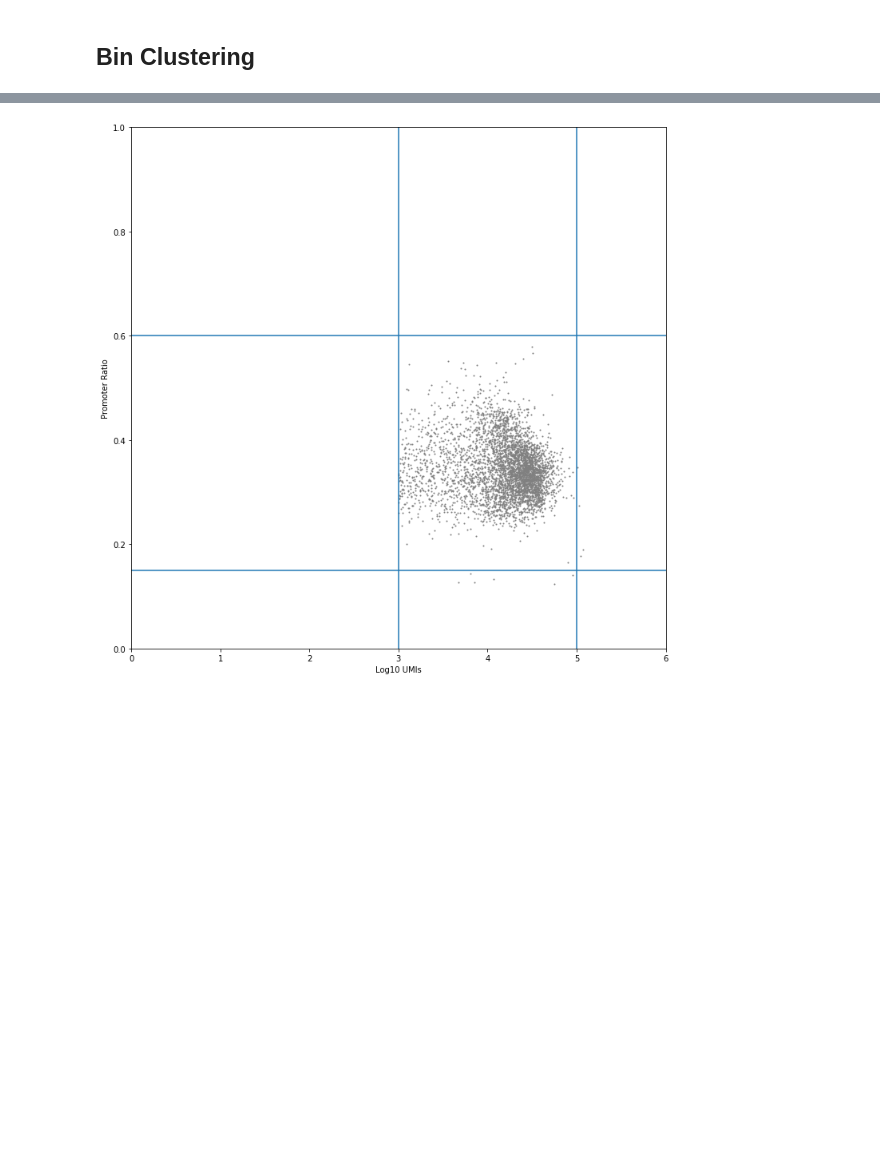
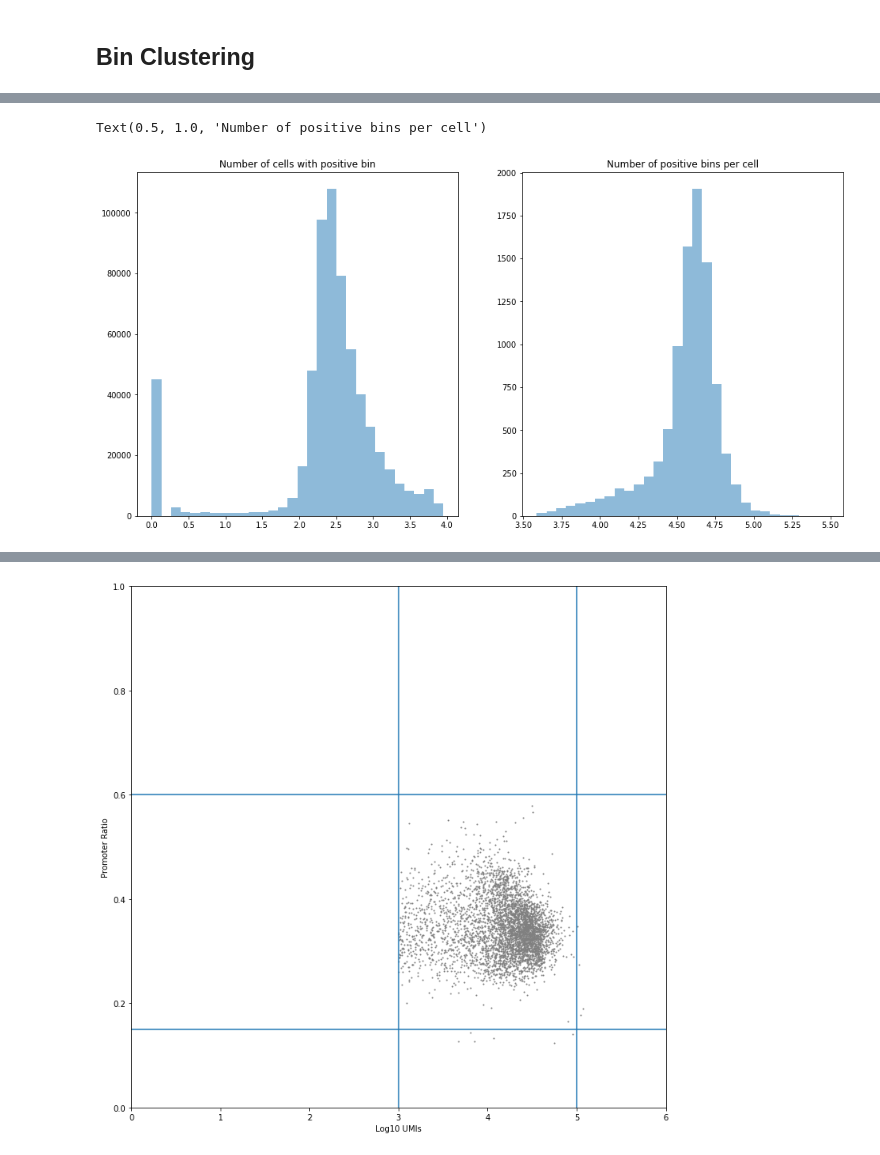
Before and after one commit to linnarsson-lab/chromograph, a Jupyter notebook: notebooks/bin_clustering.ipynb, the cells around one changed output, grey strips where cells are left out. Drawn from its saved outputs; the diff is of its cells as text; code cells hidden in the pictures; blank space fills up the shorter version.

```diff
--- a/notebooks/bin_clustering.ipynb
+++ b/notebooks/bin_clustering.ipynb
@@ -67,0 +81,13 @@ print(np.quantile(ds.ra['NCells'],0.99))
+# %%
+fig = plt.figure(figsize=(16,8))
+
+ax1 = fig.add_subplot(121)
+ax1.hist(np.log10(ds.ra['NCells']+1), bins=30, alpha=.5)
+ax1.set_title('Number of cells with positive bin')
+
+ax2 = fig.add_subplot(122)
+ax2.hist(np.log10(ds.ca['NBins']+1), bins=30, alpha=.5)
+ax2.set_title('Number of positive bins per cell')
+# %% [output]
+Text(0.5, 1.0, 'Number of positive bins per cell')
+[figure, added]
```
Also changed, not shown: parts of 24 cells of this notebook, 16 other files.
